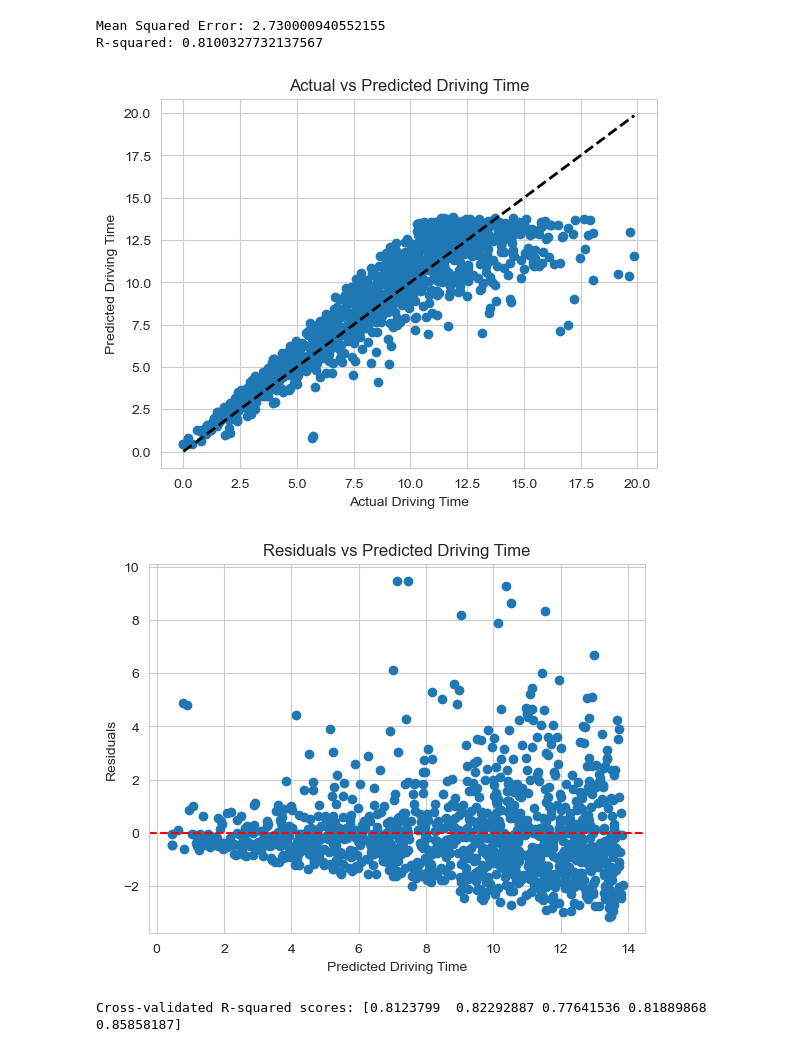
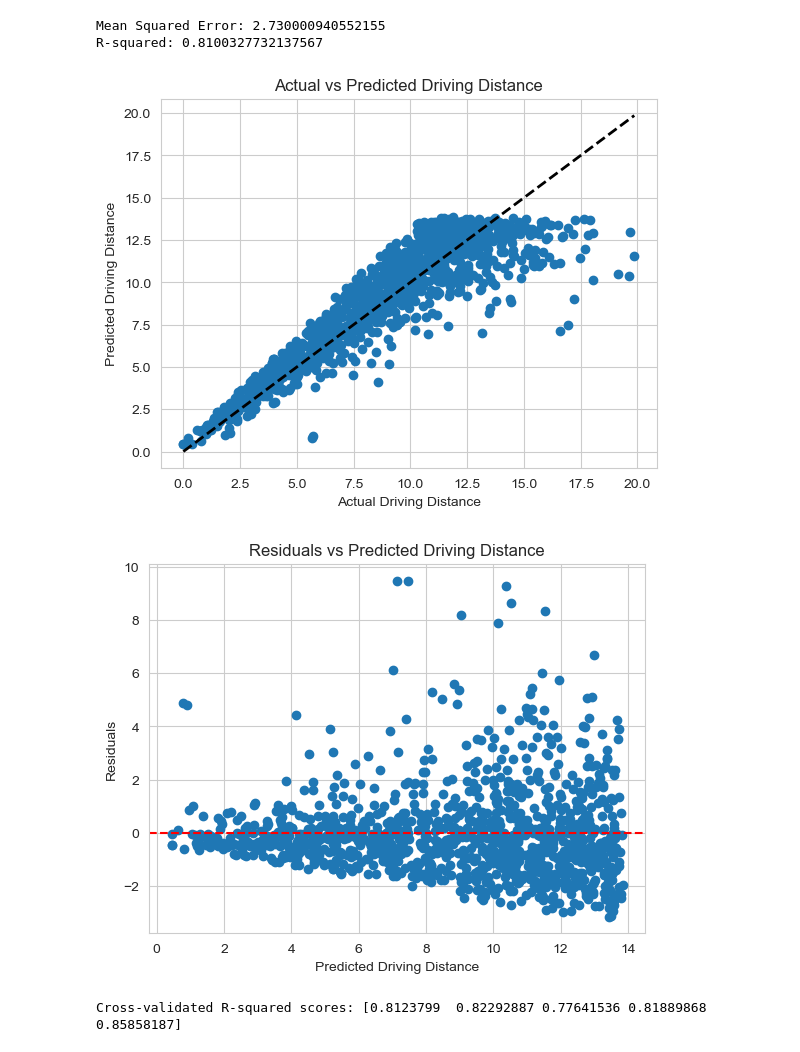
Before and after one commit to zachpinto/walmart-proximity, a Jupyter notebook: notebooks/20_eda.ipynb, the cells around one changed output. Saved outputs shown, nothing was run; the diff lists cells and outputs as text; code cells hidden in the pictures.

Commit message:
driving distance

```diff
--- a/notebooks/20_eda.ipynb
+++ b/notebooks/20_eda.ipynb
@@ -211,25 +211,25 @@ R-squared: 0.8100327732137567
 # %%
 import matplotlib.pyplot as plt
 
 plt.scatter(y_test, y_pred)
-plt.xlabel('Actual Driving Time')
-plt.ylabel('Predicted Driving Time')
-plt.title('Actual vs Predicted Driving Time')
+plt.xlabel('Actual Driving Distance')
+plt.ylabel('Predicted Driving Distance')
+plt.title('Actual vs Predicted Driving Distance')
 plt.plot([y_test.min(), y_test.max()], [y_test.min(), y_test.max()], 'k--', lw=2)  # Diagonal line
 plt.show()
 # %% [output]
-[figure, old version]
+[figure, new version]
 # %%
 residuals = y_test - y_pred
 
 plt.scatter(y_pred, residuals)
-plt.xlabel('Predicted Driving Time')
+plt.xlabel('Predicted Driving Distance')
 plt.ylabel('Residuals')
-plt.title('Residuals vs Predicted Driving Time')
+plt.title('Residuals vs Predicted Driving Distance')
 plt.axhline(y=0, color='red', linestyle='--')
 plt.show()
 # %% [output]
-[figure, old version]
+[figure, new version]
 # %%
 from sklearn.model_selection import cross_val_score
 
```
